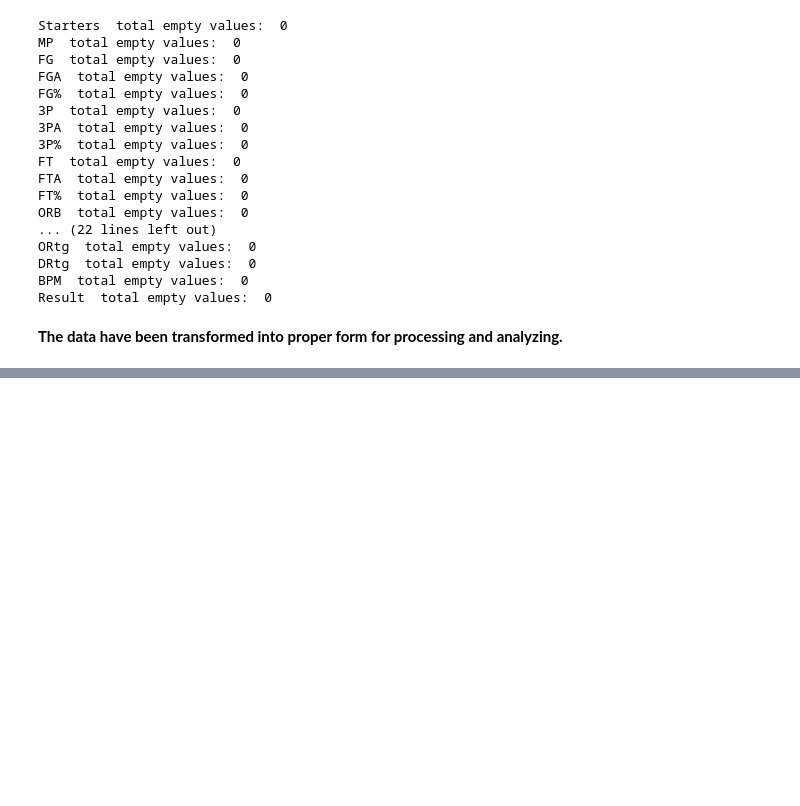
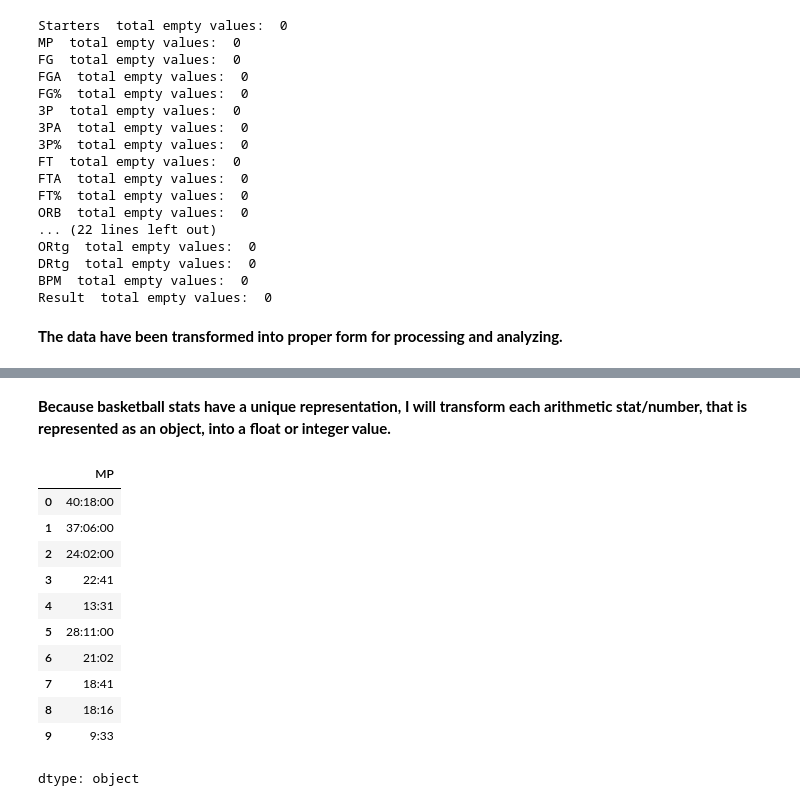
Before and after one commit to ChristosBellos/MyMachineLearningRepository, a Jupyter notebook: Basketball_Games_Analysis.ipynb, the cells around one changed output, grey strips where cells are left out. Saved outputs shown, nothing was run; the diff lists cells and outputs as text; code cells hidden in the pictures; blank space fills up the shorter version.

```diff
--- a/Basketball_Games_Analysis.ipynb
+++ b/Basketball_Games_Analysis.ipynb
@@ -165,0 +200,17 @@ Result  total empty values:  0
+# %% [markdown]
+**Because basketball stats have a unique representation, I will transform each arithmetic stat/number, that is represented as an object, into a float or integer value.**
+# %%
+df_clean["MP"].head(10)
+# %% [output]
+|  | MP |
+| 0 | 40:18:00 |
+| 1 | 37:06:00 |
+| 2 | 24:02:00 |
+| 3 | 22:41 |
+| 4 | 13:31 |
+| 5 | 28:11:00 |
+| 6 | 21:02 |
+| 7 | 18:41 |
+| 8 | 18:16 |
+| 9 | 9:33 |
+dtype: object
```
Also changed, not shown: parts of 10 cells of this notebook.
